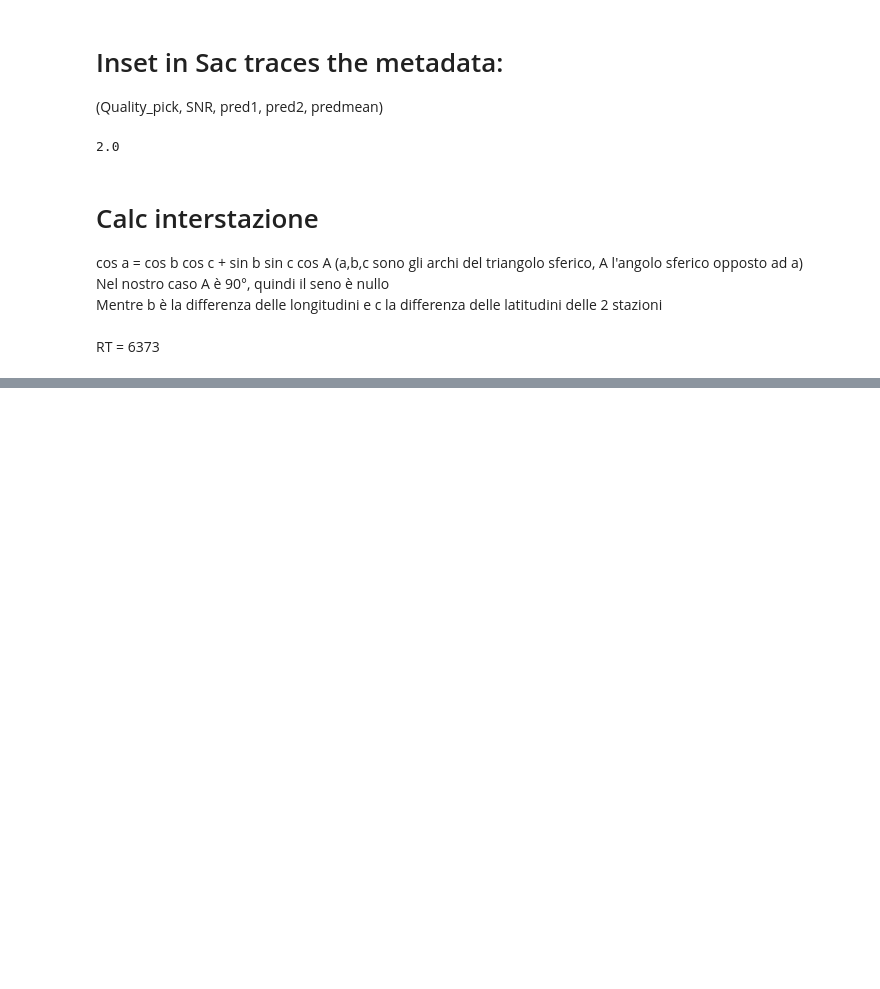
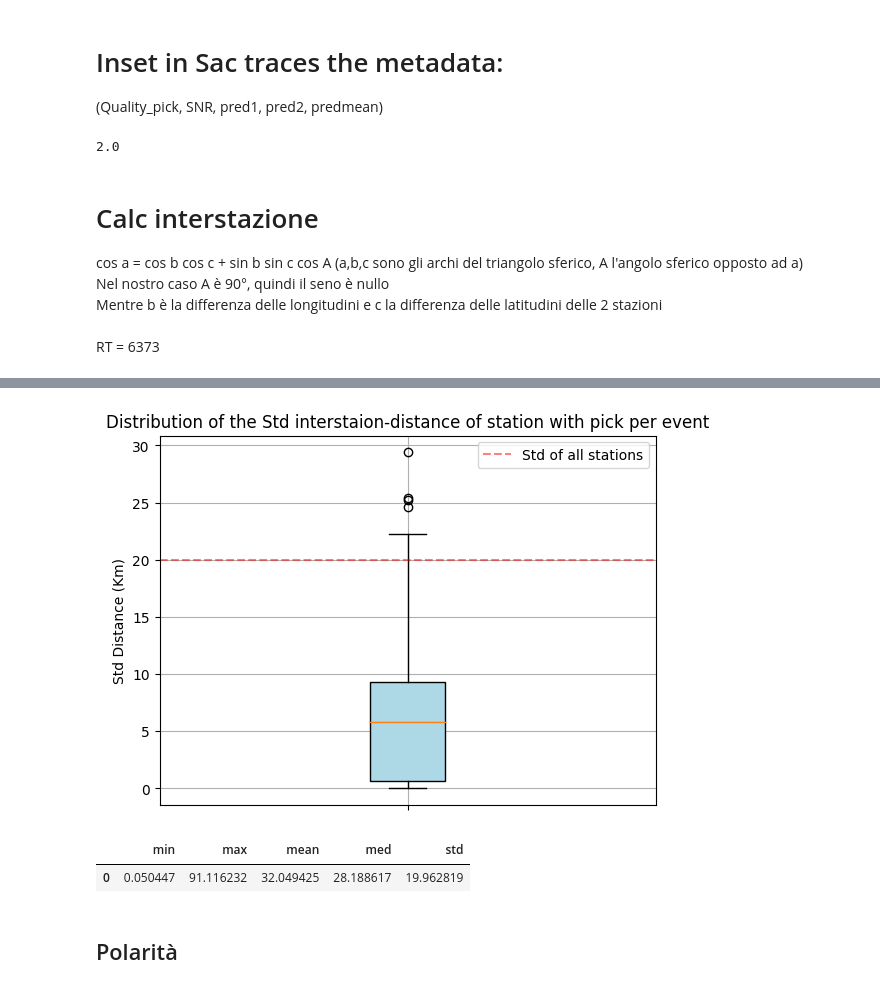
Before and after one commit to Nemenick/primoprogetto, a Jupyter notebook: Codici/_DETECT.ipynb, the cells around one changed output, grey strips where cells are left out. Drawn from its saved outputs; the diff is of its cells as text; code cells hidden in the pictures; blank space fills up the shorter version.

```diff
--- a/Codici/_DETECT.ipynb
+++ b/Codici/_DETECT.ipynb
@@ -723,0 +733,20 @@ ZK.S0409..DHZ | 2021-09-09T23:24:31.000000Z - 2021-09-09T23:25:31.000000Z | 200.
+# %%
+boxplt = plt.boxplot(a["std_dist_stat_pick"],  showfliers=True, patch_artist=True, labels=[""])
+plt.hlines(f["std"], 0.5, 1.5, color="red", linestyles="--", alpha=0.5, label="Std of all stations")
+plt.title("Distribution of the Std interstaion-distance of station with pick per event")
+plt.ylabel("Std Distance (Km)")
+plt.grid()
+plt.legend()
+color = "lightblue"
+for patch in boxplt['boxes']:
+    patch.set_facecolor(color)
+plt.savefig("/home/silvia/Desktop/Immagini/_Detect_station_picked_std_distance_BoxPlot.png",dpi=200)
+# %% [output]
+[figure, added]
+# %%
+f
+# %% [output]
+|  | min | max | mean | med | std |
+| 0 | 0.050447 | 91.116232 | 32.049425 | 28.188617 | 19.962819 |
+# %% [markdown]
+## Polarità
```
Also changed, not shown: parts of 27 cells of this notebook, 3 other files.
